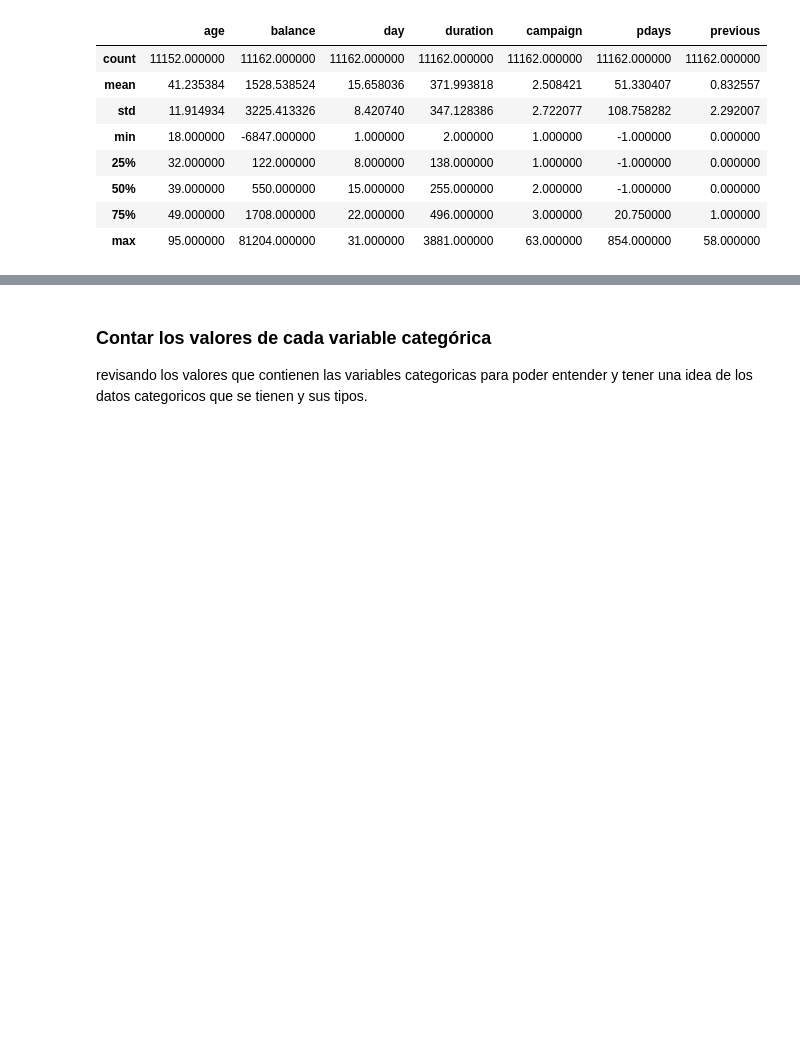
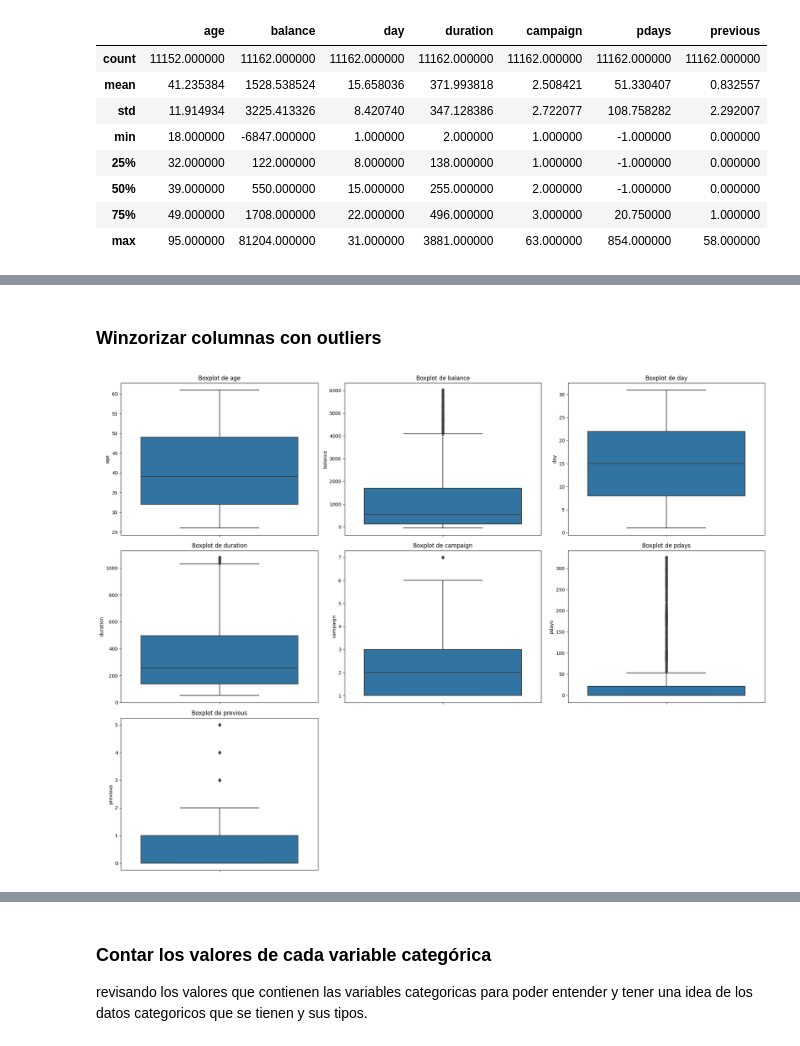
Before and after one commit to StephanieRO/Machine_Learning_project, a Jupyter notebook: sprint5-1.ipynb, the cells around one changed output, grey strips where cells are left out. Drawn from its saved outputs; the diff is of its cells as text; code cells hidden in the pictures; blank space fills up the shorter version.

```diff
--- a/sprint5-1.ipynb
+++ b/sprint5-1.ipynb
@@ -71,0 +179,2 @@ Feature: age                                 |▌         | [  6%]   07:02 -> (1
+# %% [markdown]
+### Winzorizar columnas con outliers
@@ -71,0 +198,13 @@ Feature: age                                 |▌         | [  6%]   07:02 -> (1
+# %%
+col_num = datos_winzorized.select_dtypes(include=['float64', 'int64']).columns
+
+# Gráficos de cajas para detectar outliers
+plt.figure(figsize=(20, 15))
+for i, col in enumerate(col_num, 1):
+    plt.subplot(3, 3, i)
+    sns.boxplot(y=datos_winzorized[col])
+    plt.title(f"Boxplot de {col}")
+plt.tight_layout()
+plt.show()
+# %% [output]
+[figure, added]
```
Also changed, not shown: parts of 35 cells of this notebook.
